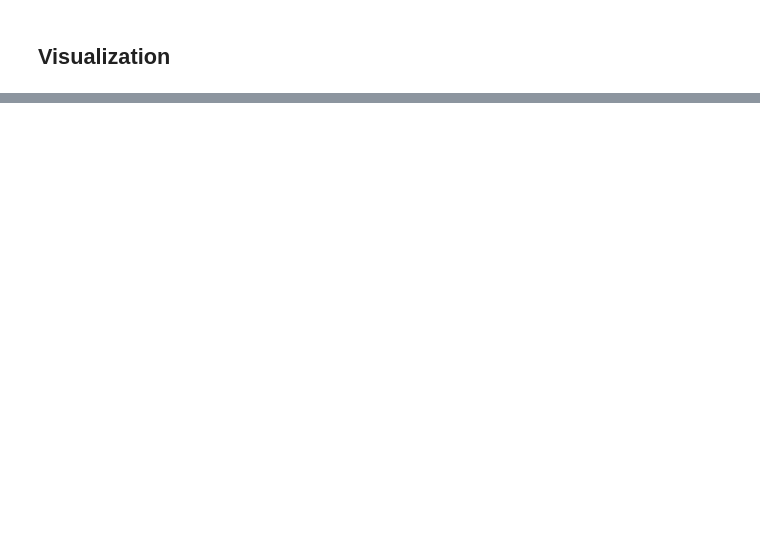
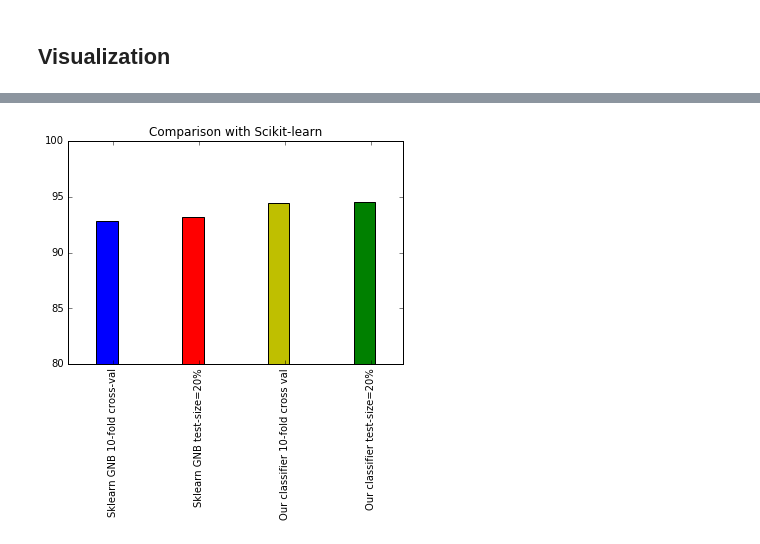
Before and after one commit to Raul818/yelp-dataset-challenge, a Jupyter notebook: demo/visualization.ipynb, the cells around one changed output, grey strips where cells are left out. Drawn from its saved outputs; the diff is of its cells as text; code cells hidden in the pictures; blank space fills up the shorter version.

```diff
--- a/demo/visualization.ipynb
+++ b/demo/visualization.ipynb
@@ -123,0 +124,16 @@ plt.margins(0.05, None)
+# %%
+exp_name = ['Sklearn GNB 10-fold cross-val',
+                 'Sklearn GNB test-size=20%',
+                 'Our classifier 10-fold cross val',
+                   'Our classifier test-size=20%']
+
+experiments_accuracy = [92.87, 93.2, 94.4, 94.56]
+
+plt.title('Comparison with Scikit-learn')
+plt.bar(range(len(experiments_accuracy)), experiments_accuracy, color=['b', 'r', 'y', 'g'],
+        width=0.25)
+plt.xticks([(i + 0.2) for i in range(len(exp_name))], exp_name, rotation='vertical')
+plt.ylim([80, 100])
+plt.margins(0.1, None)
+# %% [output]
+[figure, added]
```
Also changed, not shown: parts of 7 cells of this notebook.
